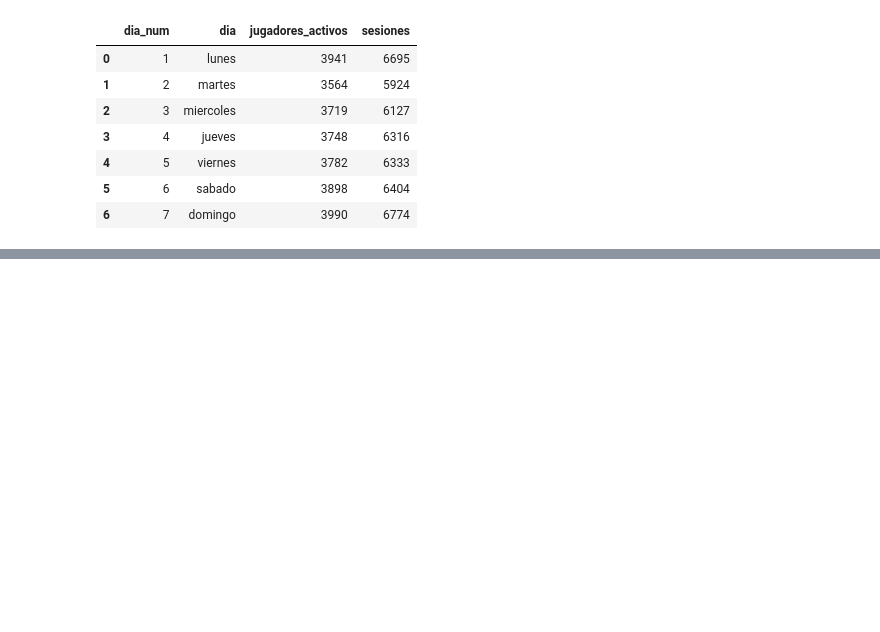
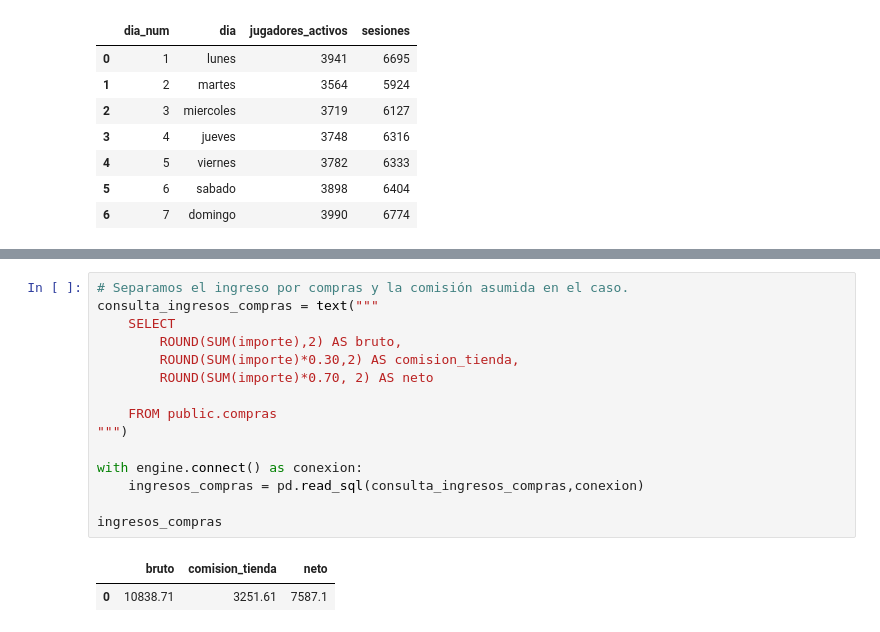
Before and after one commit to paulaibaa/playloop-game-industry-business-case, a Jupyter notebook: notebooks/03_analisis.ipynb, the cells around one changed output, grey strips where cells are left out. Drawn from its saved outputs; the diff is of its cells as text; blank space fills up the shorter version.

```diff
--- a/notebooks/03_analisis.ipynb
+++ b/notebooks/03_analisis.ipynb
@@ -454,0 +488,18 @@ actividad_semana
+# %%
+# Separamos el ingreso por compras y la comisión asumida en el caso.
+consulta_ingresos_compras = text("""
+    SELECT
+        ROUND(SUM(importe),2) AS bruto,
+        ROUND(SUM(importe)*0.30,2) AS comision_tienda,
+        ROUND(SUM(importe)*0.70, 2) AS neto
+
+    FROM public.compras
+""")
+
+with engine.connect() as conexion:
+    ingresos_compras = pd.read_sql(consulta_ingresos_compras,conexion)
+
+ingresos_compras
+# %% [output]
+|  | bruto | comision_tienda | neto |
+| 0 | 10838.71 | 3251.61 | 7587.1 |
```
Also changed, not shown: parts of 36 cells of this notebook.
